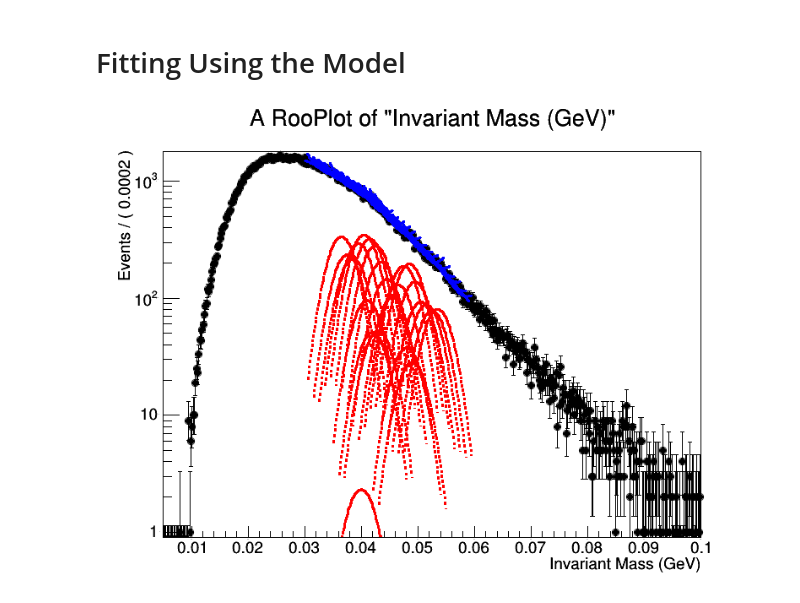
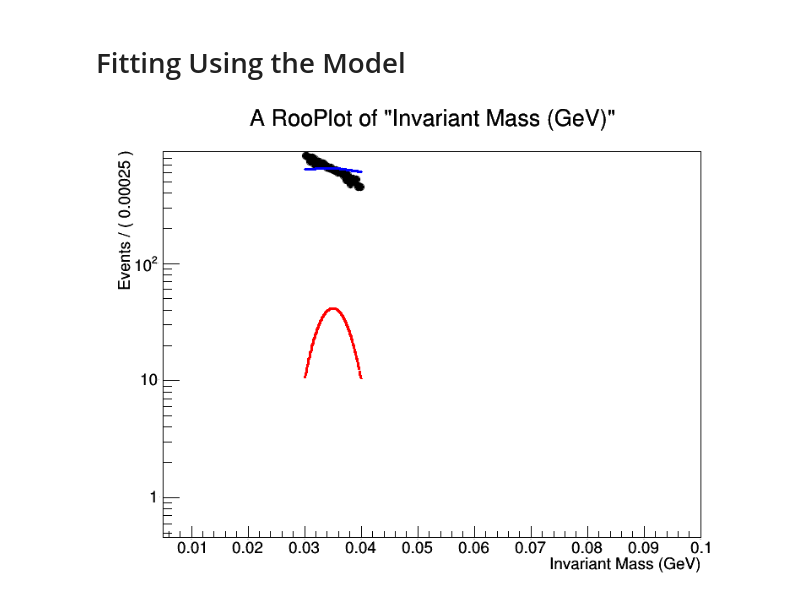
Before and after one commit to omar-moreno/hps-analysis, a Jupyter notebook: python/notebooks/bump_hunt_toy_fitter.ipynb, the cells around one changed output. Drawn from its saved outputs; the diff is of its cells as text; code cells hidden in the pictures.

```diff
--- a/python/notebooks/bump_hunt_toy_fitter.ipynb
+++ b/python/notebooks/bump_hunt_toy_fitter.ipynb
@@ -16,0 +26,18 @@ root_file = r.TFile(file_path)
+# %%
+labels = ['All tridents', 'track pair p sum > 0.8 GeV']
+
+histos = []
+histos.append(root_file.Get('invariant mass'))
+histos.append(root_file.Get('invariant mass - final'))
+
+fig, ax = plt.subplots(nrows=1, ncols=1, figsize=(15, 8))
+ax.set_xlabel("Invariant mass (GeV)", fontsize=20)
+ax.set_yscale('log')
+
+for histo_n in range(0, len(histos)) :
+    histos[histo_n].linecolor = colors[histo_n]
+    histos[histo_n].fillstyle = 'solid'
+    histos[histo_n].fillcolor = colors[histo_n]
+    rplt.hist(histos[histo_n], axes=ax, alpha=.6, label=labels[histo_n])
+
+ax.legend(fontsize=20);
@@ -264,11 +355,20 @@ chi2/dof: 1110.05889934
 # %% [markdown]
 # Fitting Using the Model
 # %%
+# Get the Trident invariant mass histogram from the file
+mass_histo = histos[1].Clone()
+
+# Create a data histogram that is compatible with RooFit
+arg_list = r.RooArgList(invariant_mass)
+histogram_data = r.RooDataHist("invariant_mass_data", "invariant_mass_data", arg_list, mass_histo)
+
 canvas.Clear()
 
-mass_window_size = 0.012
+mass_window_size = 0.01
 mass_window_step = 0.0005
 mass_window_start = 0.03
+
+invariant_mass.setRange(0.005, 0.1)
 
 plot = invariant_mass.frame()
 histogram_data.plotOn(plot)
@@ -277,42 +377,67 @@ s = []
 s_error = []
 mass = []
 
-while mass_window_start < 0.06 - mass_window_size :
+while mass_window_start <= 0.040 - mass_window_size :
+
     #print "Fitting in window [ " + str(mass_window_start) + ", " + str(mass_window_start + mass_window_size) + " ]"
     ap_mass = mass_window_start + mass_window_size/2
-    invariant_mass.setRange("A' mass = " + str(ap_mass), mass_window_start, mass_window_start + mass_window_size)
+    invariant_mass.setRange("A' mass = " + str(ap_mass),
+                            mass_window_start,
+                            mass_window_start + mass_window_size)
+    invariant_mass.setRange(mass_window_start,
+                            mass_window_start + mass_window_size)
     #print "Setting A' mass hypothesis to " + str(ap_mass) + " GeV"
     ap_mass_mean.setVal(ap_mass)
     mass.append(ap_mass)
-    result = models[6].fitTo(histogram_data, r.RooFit.Range("A' mass = " + str(ap_mass)), r.RooFit.Extended(), r.RooFit.Save())
-    models[6].plotOn(plot, r.RooFit.Range("A' mass = " + str(ap_mass)), r.RooFit.NormRange("A' mass = " + str(ap_mass)))
-    models[6].plotOn(plot, r.RooFit.Range("A' mass = " + str(ap_mass)), r.RooFit.Components("signal"), r.RooFit.LineStyle(r.RooFit.kDashed),
-                r.RooFit.NormRange("A' mass = " + str(ap_mass)), r.RooFit.LineColor(r.RooFit.kRed))
-    params = models[6].getVariables()
+
+    result = comp_models[6].fitTo(histogram_data,
+                         r.RooFit.SumCoefRange("A' mass = " + str(ap_mass)),
+                         r.RooFit.Extended(r.kTRUE),
+                         r.RooFit.Range("A' mass = " + str(ap_mass)),
+                         r.RooFit.Save())
+
+    comp_models[6].plotOn(plot,
+                     r.RooFit.Range("A' mass = " + str(ap_mass)),
+                     r.RooFit.NormRange("A' mass = " + str(ap_mass)))
+
+    comp_models[6].plotOn(plot,
+                     r.RooFit.Range("A' mass = " + str(ap_mass)),
+                     r.RooFit.Components("signal"),
+                     r.RooFit.LineStyle(r.RooFit.kDashed),
+                     r.RooFit.NormRange("A' mass = " + str(ap_mass)),
+                     r.RooFit.LineColor(r.RooFit.kRed))
+
+    params = comp_models[6].getVariables()
     s.append(params.find("nsig").getVal())
     s_error.append(params.find("nsig").getError())
     mass_window_start += mass_window_step
 
     # Reset all of the parameters
     initial_params = result.floatParsInit()
 
     for a_var in a :
 
         #print "Resetting value of " + str(a_var.GetName())
         #print "Current value: " + str(a_var.getVal()) + " Current Error: " + str(a_var.getError())
 
         if initial_params.index(a_var.GetName()) == -1 :
             #print "Variable is not in argument list."
             continue
         a_var.setVal(initial_params[initial_params.index(a_var.GetName())].getVal())
         a_var.setError(initial_params[initial_params.index(a_var.GetName())].getError())
 
         #print "Reset value: " + str(a_var.getVal()) + " Reset Error: " + str(a_var.getError())
 
+    nsig.setVal(initial_params[initial_params.index(nsig.GetName())].getVal())
+    nsig.setError(initial_params[initial_params.index(nsig.GetName())].getError())
+    nbkg.setVal(initial_params[initial_params.index(nbkg.GetName())].getVal())
+    nbkg.setError(initial_params[initial_params.index(nbkg.GetName())].getError())
+
+canvas.SetLogy()
 plot.Draw()
 canvas
 # %% [output]
-[figure, old version]
+[figure, new version]
 # %%
 s_pull = np.divide(np.array(s), np.array(s_error))
 
```
Also changed, not shown: parts of 12 cells of this notebook.
